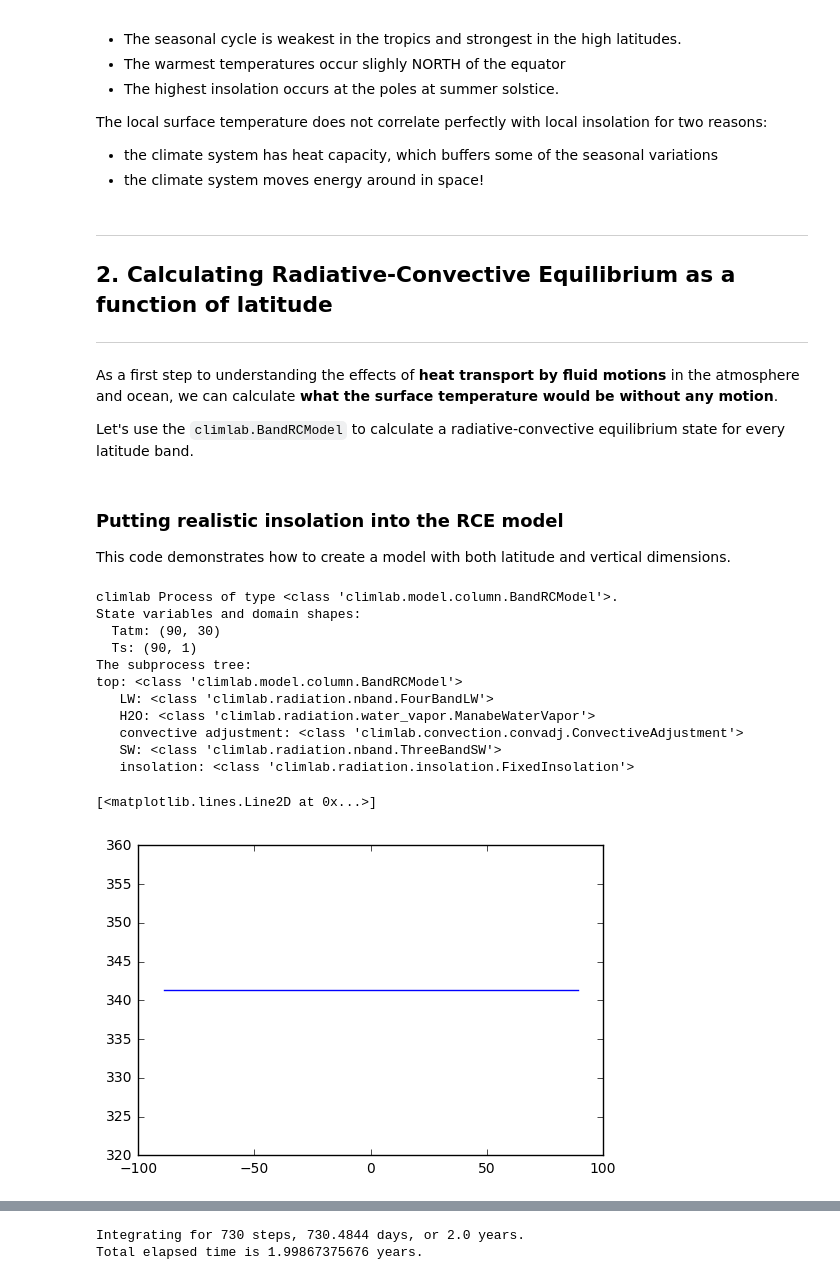
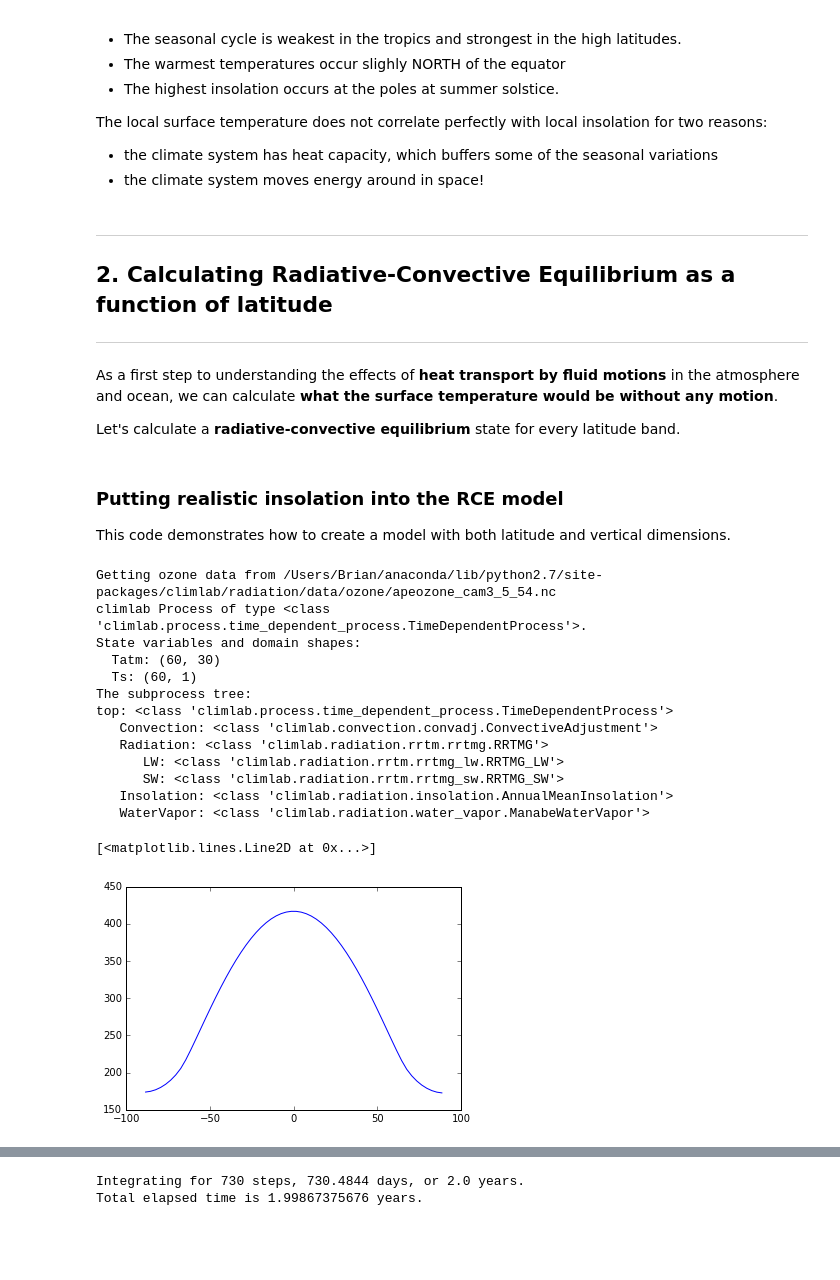
Before and after one commit to brian-rose/ClimateModeling_courseware, a Jupyter notebook: Lectures/Lecture13 -- Heat transport.ipynb, the cells around one changed output, grey strips where cells are left out. Saved outputs shown, nothing was run; the diff lists cells and outputs as text; code cells hidden in the pictures; blank space fills up the shorter version.

```diff
--- a/Lectures/Lecture13 -- Heat transport.ipynb
+++ b/Lectures/Lecture13 -- Heat transport.ipynb
@@ -99,31 +99,53 @@ ____________
 
 As a first step to understanding the effects of **heat transport by fluid motions** in the atmosphere and ocean, we can calculate **what the surface temperature would be without any motion**.
 
-Let's use the `climlab.BandRCModel` to calculate a radiative-convective equilibrium state for every latitude band.
+Let's calculate a **radiative-convective equilibrium** state for every latitude band.
 # %% [markdown]
 ### Putting realistic insolation into the RCE model
 
 This code demonstrates how to create a model with both latitude and vertical dimensions.
-# %%
-#  Create a model with both latitude and pressure dimensions
-model = climlab.BandRCModel(num_lev=30, num_lat=90)
-print model
-# %% [output]
-climlab Process of type <class 'climlab.model.column.BandRCModel'>.
-State variables and domain shapes:
-  Tatm: (90, 30)
-  Ts: (90, 1)
-The subprocess tree:
-top: <class 'climlab.model.column.BandRCModel'>
-   LW: <class 'climlab.radiation.nband.FourBandLW'>
-   H2O: <class 'climlab.radiation.water_vapor.ManabeWaterVapor'>
-   convective adjustment: <class 'climlab.convection.convadj.ConvectiveAdjustment'>
-   SW: <class 'climlab.radiation.nband.ThreeBandSW'>
-   insolation: <class 'climlab.radiation.insolation.FixedInsolation'>
+# %%
+# A two-dimensional domain
+state = climlab.column_state(num_lev=30, num_lat=60)
+#  The top-level model
+model = climlab.TimeDependentProcess(state=state)
+#  Specified relative humidity distribution
+h2o = climlab.radiation.ManabeWaterVapor(state=state)
+#  Hard convective adjustment
+conv = climlab.convection.ConvectiveAdjustment(state=state, adj_lapse_rate=6.5)
+#
+#sun = climlab.radiation.DailyInsolation(domains=model.Ts.domain)
+sun = climlab.radiation.AnnualMeanInsolation(domains=model.Ts.domain)
+#  Couple the radiation to insolation and water vapor processes
+rad = climlab.radiation.RRTMG(state=state,
+                              specific_humidity=h2o.q,
+                              albedo=0.125,
+                              insolation=sun.insolation,
+                              coszen=sun.coszen)
+model.add_subprocess('Radiation', rad)
+model.add_subprocess('Insolation', sun)
+model.add_subprocess('WaterVapor', h2o)
+model.add_subprocess('Convection', conv)
+
+print model
+# %% [output]
+Getting ozone data from /Users/Brian/anaconda/lib/python2.7/site-packages/climlab/radiation/data/ozone/apeozone_cam3_5_54.nc
+climlab Process of type <class 'climlab.process.time_dependent_process.TimeDependentProcess'>.
+State variables and domain shapes:
+  Tatm: (60, 30)
+  Ts: (60, 1)
+The subprocess tree:
+top: <class 'climlab.process.time_dependent_process.TimeDependentProcess'>
+   Convection: <class 'climlab.convection.convadj.ConvectiveAdjustment'>
+   Radiation: <class 'climlab.radiation.rrtm.rrtmg.RRTMG'>
+      LW: <class 'climlab.radiation.rrtm.rrtmg_lw.RRTMG_LW'>
+      SW: <class 'climlab.radiation.rrtm.rrtmg_sw.RRTMG_SW'>
+   Insolation: <class 'climlab.radiation.insolation.AnnualMeanInsolation'>
+   WaterVapor: <class 'climlab.radiation.water_vapor.ManabeWaterVapor'>
 # %%
 model.compute_diagnostics()
 # %%
-plt.plot(model.lat, model.SW_down_TOA)
+plt.plot(model.lat, model.insolation)
 # %% [output]
 [<matplotlib.lines.Line2D at 0x...>]
-[figure, old version]
+[figure, new version]
```
Also changed, not shown: parts of 47 cells of this notebook.
